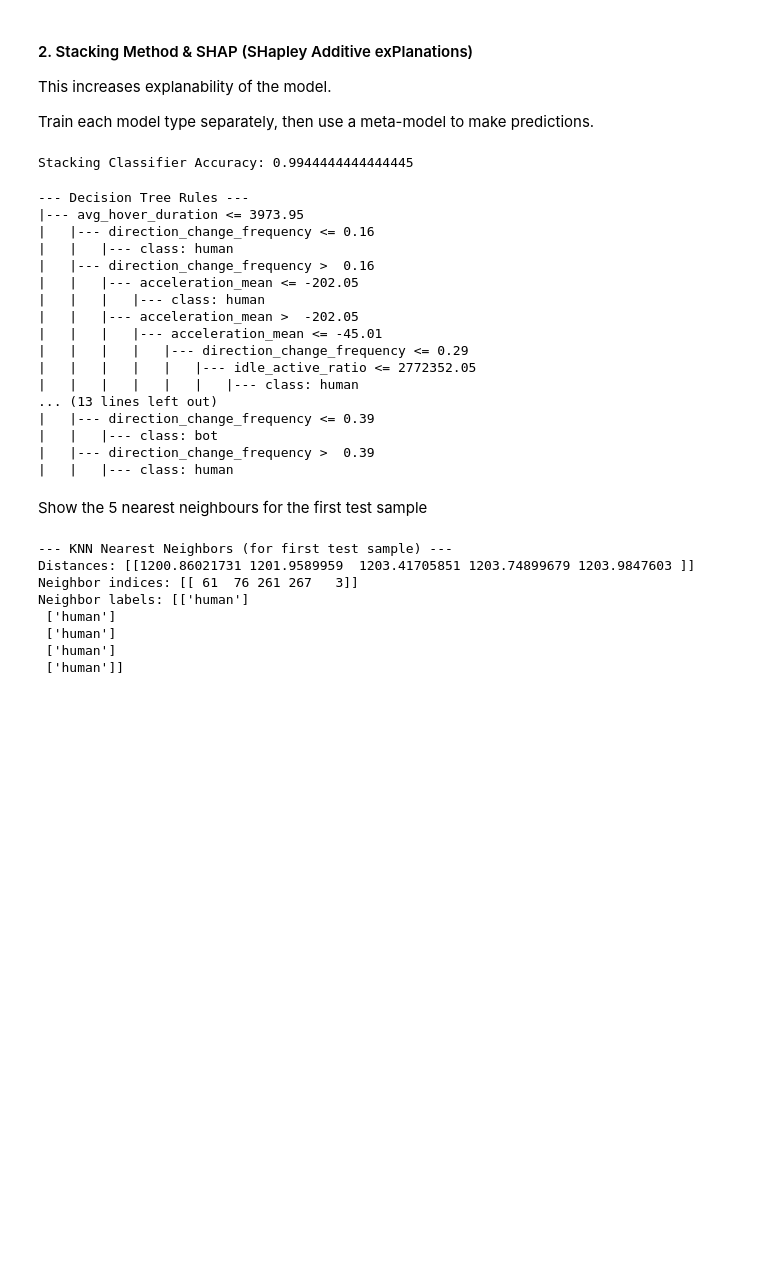
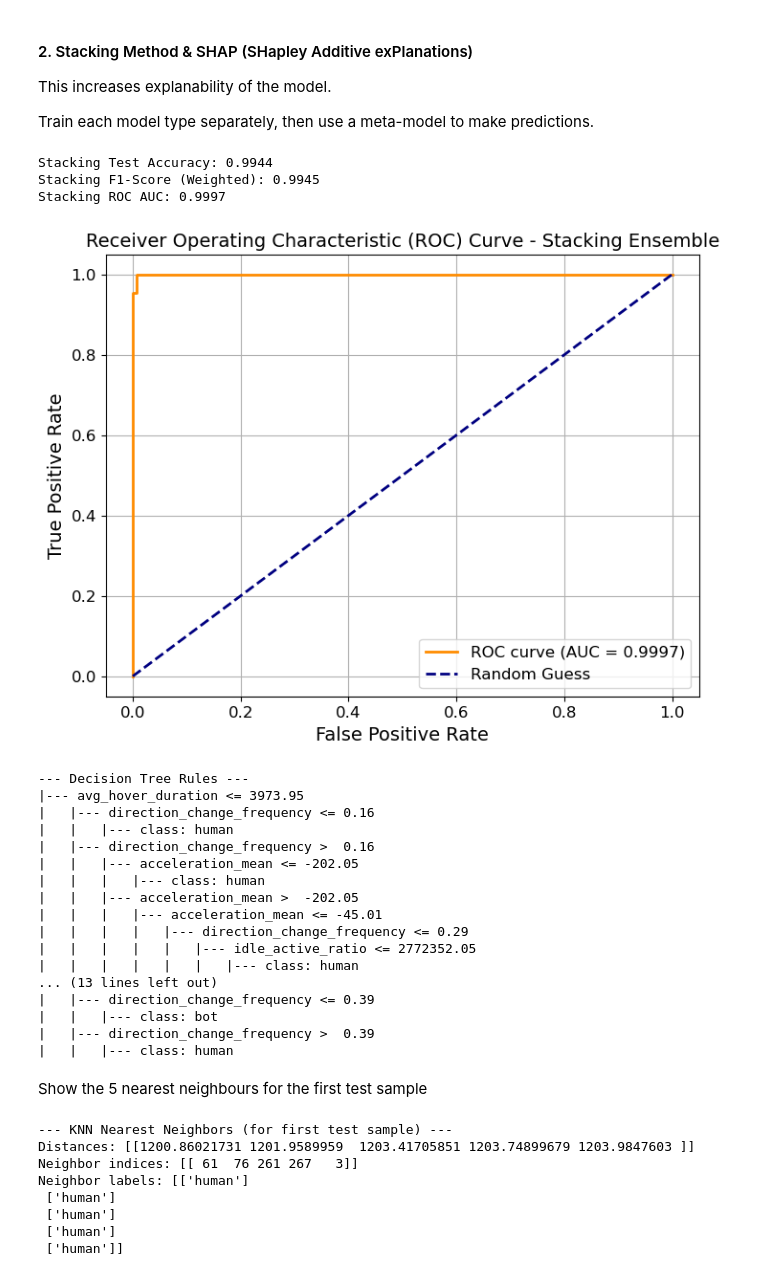
Before and after one commit to cherrydrunk/DSA4263-automated-fraud, a Jupyter notebook: notebooks/model_ensemble.ipynb, the cells around one changed output. Cells and saved outputs as stored; diff of their text form; code cells hidden in the pictures; blank space fills up the shorter version.

```diff
--- a/notebooks/model_ensemble.ipynb
+++ b/notebooks/model_ensemble.ipynb
@@ -153,10 +180,47 @@ stacking_clf.fit(X_train, y_train)
 
 # Predict
 y_pred = stacking_clf.predict(X_test)
-accuracy = accuracy_score(y_test, y_pred)
-print("Stacking Classifier Accuracy:", accuracy)
+y_prob = stacking_clf.predict_proba(X_test)[:, 1]
+
+# Get scores
+stacking_accuracy = accuracy_score(y_test, y_pred)
+stacking_f1 = f1_score(y_test, y_pred, average='weighted')
+stacking_roc_auc = roc_auc_score(y_test, y_prob)
+
+print(f"Stacking Test Accuracy: {stacking_accuracy:.4f}")
+print(f"Stacking F1-Score (Weighted): {stacking_f1:.4f}")
+print(f"Stacking ROC AUC: {stacking_roc_auc:.4f}")
 # %% [output]
-Stacking Classifier Accuracy: 0.9944444444444445
+Stacking Test Accuracy: 0.9944
+Stacking F1-Score (Weighted): 0.9945
+Stacking ROC AUC: 0.9997
+# %%
+
+roc_auc = roc_auc_score(y_test, y_prob)
+
+# Plot the ROC curve
+fpr, tpr, thresholds = roc_curve(y_test, y_prob, pos_label='human')
+
+
+# Plot ROC curve
+plt.figure(figsize=(8, 6))
+plt.plot(fpr, tpr, color='darkorange', lw=2, label=f'ROC curve (AUC = {roc_auc:.4f})')
+plt.plot([0, 1], [0, 1], color='navy', lw=2, linestyle='--', label='Random Guess')
+
+# Set labels, title, and legend
+plt.xlabel('False Positive Rate', fontsize=14)
+plt.ylabel('True Positive Rate', fontsize=14)
+plt.title('Receiver Operating Characteristic (ROC) Curve - Stacking Ensemble', fontsize=14)
+plt.legend(loc='lower right', fontsize=12)
+
+# Set tick label sizes
+plt.xticks(fontsize=12)
+plt.yticks(fontsize=12)
+
+plt.grid(True)
+plt.show()
+# %% [output]
+[figure, added]
 # %%
 # --- Interpretability ---
 
```
Also changed, not shown: parts of 3 cells of this notebook, 1 other file.
